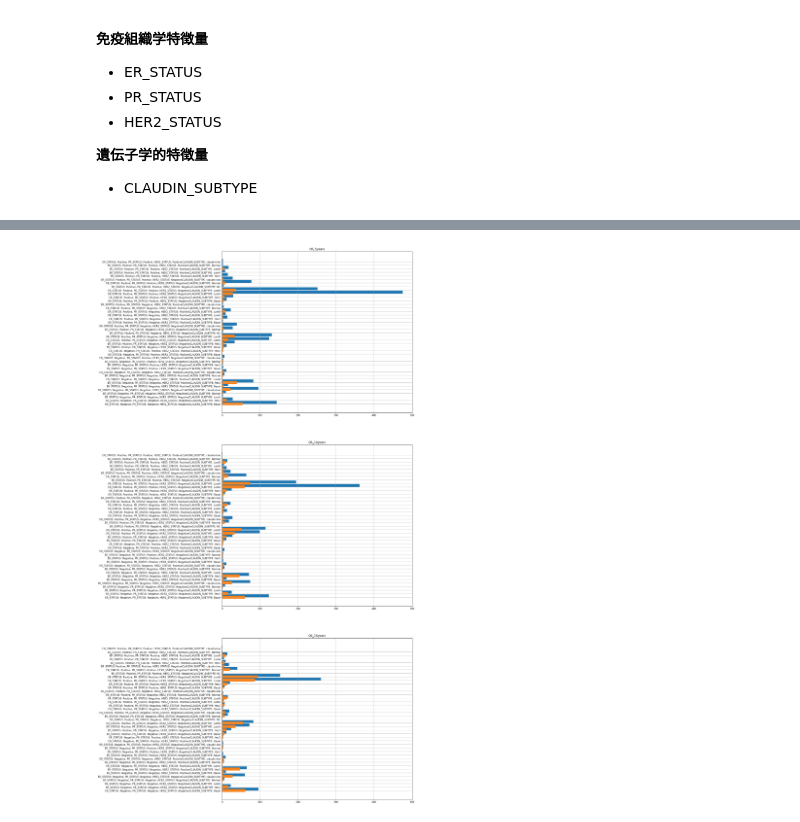
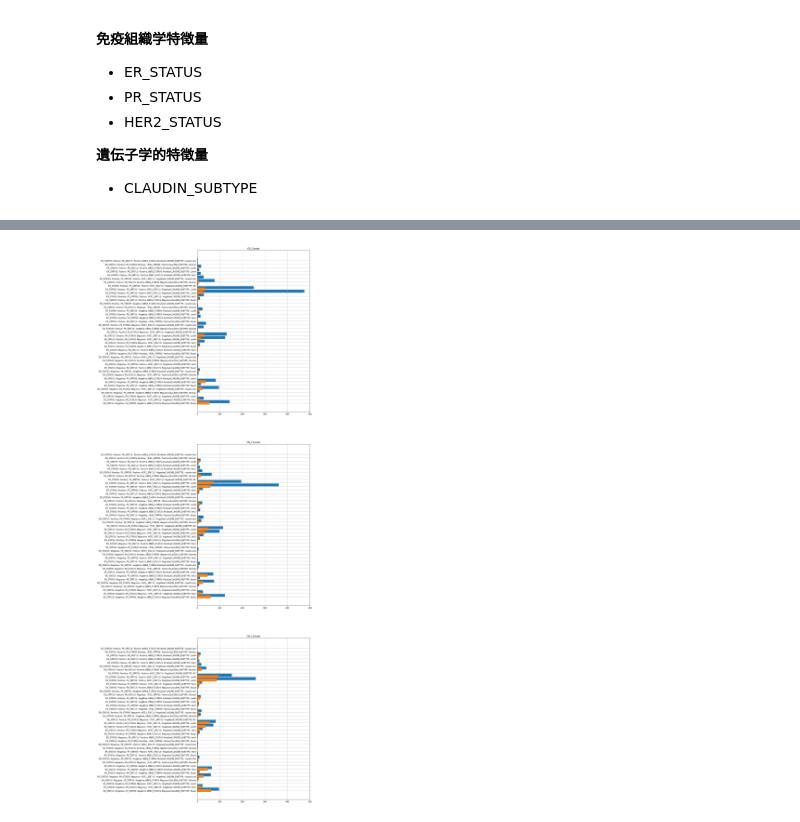
Before and after one commit to mono-clone/breast_cancer_analytics, a Jupyter notebook: notebooks/1.0.2-EDA_prognosis_clinicals&genes.ipynb, the cells around one changed output, grey strips where cells are left out. Drawn from its saved outputs; the diff is of its cells as text; code cells hidden in the pictures.

```diff
--- a/notebooks/1.0.2-EDA_prognosis_clinicals&genes.ipynb
+++ b/notebooks/1.0.2-EDA_prognosis_clinicals&genes.ipynb
@@ -275,10 +276,10 @@ pass
 有識者の意見：重複した遺伝子発現は別の遺伝子発現として扱うべき。
 # %%
 # 重複特徴量のrename
-df_normal = rename_duplicated_columns(df_normal)
+df_cross = rename_duplicated_columns(df_cross)
 # %%
 # null値の確認
-df_tmp = df_normal.isnull().sum()
+df_tmp = df_cross.isnull().sum()
 display(
     df_tmp[df_tmp.values > 1].sort_values()[::-1]
 )  # .sort_values()[::-1]の部分は表示で理解しやすいようにソートしているだけ
@@ -362,11 +363,12 @@ immune_study_columns = ["ER_STATUS", "PR_STATUS", "HER2_STATUS"]
 gene_study_columns = ["CLAUDIN_SUBTYPE"]
 # %%
 plt.figure(figsize=(20, 34))
+plt.subplots_adjust(left=0.5)
 funcs = ["count", "sum", "mean"]
 for i, v in enumerate(target_list):
     # 各STATUSに属するサンプル数の可視化
     # df_tmp: 表示したい数のdf、df_tmp2: プロット時のクラス名前の付与
-    df_tmp = df_normal.groupby(immune_study_columns)[v].agg(funcs).reset_index()
+    df_tmp = df_cross.groupby(immune_study_columns)[v].agg(funcs).reset_index()
     df_tmp["immune_label"] = (
         immune_study_columns[0]
         + ": "
@@ -395,5 +397,6 @@ for i, v in enumerate(target_list):
     plt.xlim(0, 1000)
 
     plt.grid(True)
-plt.savefig("OS_immune_clf.png")
+make_dir(config.FIGURES_PROGNOSIS_CROSS_DIR)
+plt.savefig(config.FIGURES_PROGNOSIS_CROSS_DIR + "/OS_immune_clf.png")
 # %% [output]
@@ -401,10 +404,11 @@ plt.savefig("OS_immune_clf.png")
 # %%
-plt.figure(figsize=(12, 20))
+plt.figure(figsize=(20, 34))
+plt.subplots_adjust(left=0.5)
 funcs = ["count", "sum", "mean"]
 for i, v in enumerate(target_list):
     # 各STATUSに属するサンプル数の可視化
     # df_tmp: 表示したい数のdf、df_tmp2: プロット時のクラス名前の付与
-    df_tmp = df_normal.groupby(gene_study_columns)[v].agg(funcs).reset_index()
+    df_tmp = df_cross.groupby(gene_study_columns)[v].agg(funcs).reset_index()
     df_tmp["gene_label"] = gene_study_columns[0] + ": " + df_tmp[gene_study_columns[0]]
     plt.subplot(len(target_list) + 1, 1, i + 1)
 
@@ -421,5 +425,6 @@ for i, v in enumerate(target_list):
     plt.xlim(0, 1000)
 
     plt.grid(True)
-plt.savefig("OS_gene_clf.png")
+make_dir(config.FIGURES_PROGNOSIS_CROSS_DIR)
+plt.savefig(config.FIGURES_PROGNOSIS_CROSS_DIR + "/OS_gene_clf.png")
 # %% [output]
@@ -427,11 +432,12 @@ plt.savefig("OS_gene_clf.png")
 # %%
-plt.figure(figsize=(14, 56))
+plt.figure(figsize=(20, 70))
+plt.subplots_adjust(left=0.5)
 funcs = ["count", "sum", "mean"]
 for i, v in enumerate(target_list):
     # 各STATUSに属するサンプル数の可視化
     # df_tmp: 表示したい数のdf、df_tmp2: プロット時のクラス名前の付与
     df_tmp = (
-        df_normal.groupby(immune_study_columns + gene_study_columns)[v]
+        df_cross.groupby(immune_study_columns + gene_study_columns)[v]
         .agg(funcs)
         .reset_index()
     )
@@ -440,32 +446,34 @@ for i, v in enumerate(target_list):
         + ": "
         + df_tmp[immune_study_columns[0]]
         + ", "
         + immune_study_columns[1]
         + ": "
         + df_tmp[immune_study_columns[1]]
         + ", "
         + immune_study_columns[2]
         + ": "
         + df_tmp[immune_study_columns[2]]
         + gene_study_columns[0]
         + ": "
         + df_tmp[gene_study_columns[0]]
     )
     plt.subplot(len(target_list) + 1, 1, i + 1)
 
     plt.barh(y=df_tmp["cross_label"], width=df_tmp["count"], align="edge")
     plt.title(v)
     plt.tight_layout = True
 
     # 各STAUSに属する目的変数の正例（乳がんによってn年の予後の死亡者数）の可視化
     # sumのカラムを指定しているが、これは目的変数が2値分類であるため、sumがtrueの総数を示している。
     plt.subplot(len(target_list) + 1, 1, i + 1)
     plt.barh(y=df_tmp["cross_label"], width=df_tmp["sum"])
     plt.title(v)
     plt.tight_layout = True
     plt.xlim(0, 500)
 
     plt.grid(True)
-plt.savefig("OS_cross_clf.png")
+
+make_dir(config.FIGURES_PROGNOSIS_CROSS_DIR)
+plt.savefig(config.FIGURES_PROGNOSIS_CROSS_DIR + "/OS_cross_clf.png")
 # %% [output]
-[figure, old version]
+[figure, new version]
```
Also changed, not shown: parts of 14 cells of this notebook, 12 other files.
